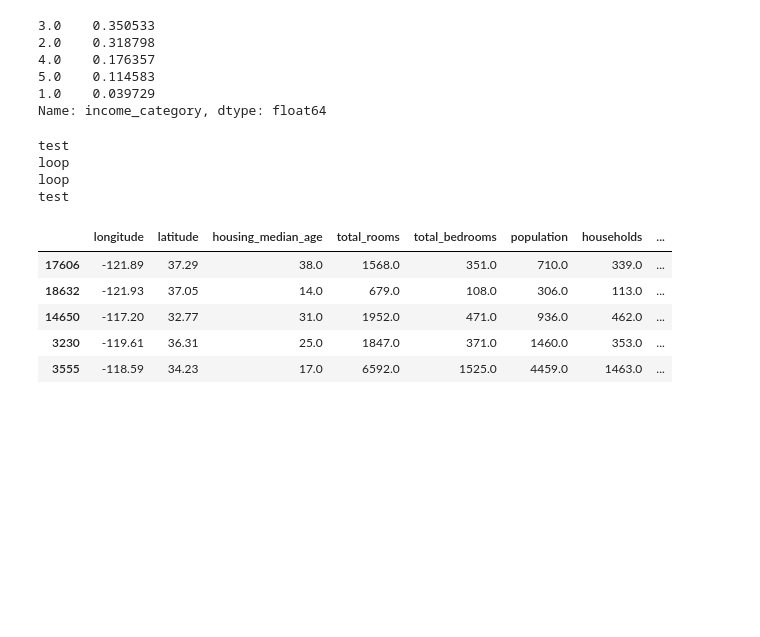
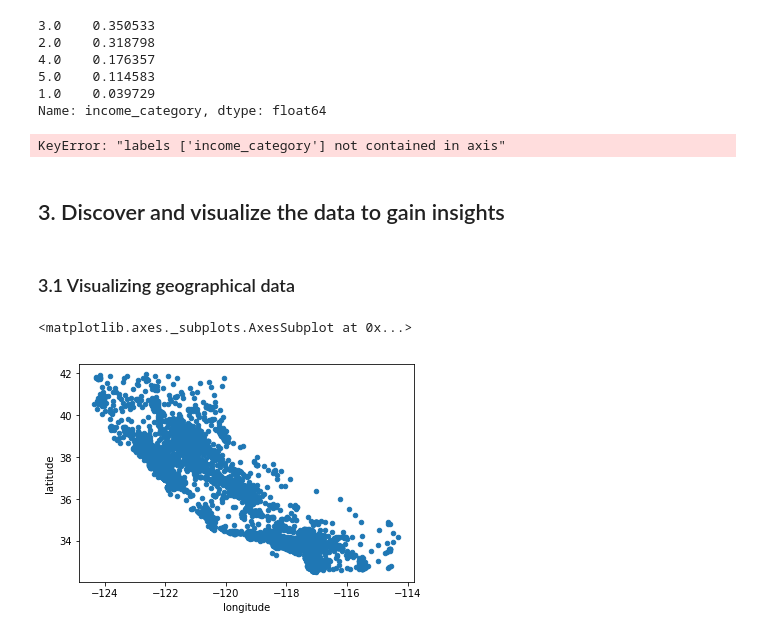
Before and after one commit to adrianpintilie96/California-housing-prices, a Jupyter notebook: California Housing Prices.ipynb, the cells around one changed output. Drawn from its saved outputs; the diff is of its cells as text; code cells hidden in the pictures; blank space fills up the shorter version.

Commit message:
visualize geographical data

```diff
--- a/California Housing Prices.ipynb
+++ b/California Housing Prices.ipynb
@@ -201,24 +201,21 @@ strat_test_set['income_category'].value_counts() / len(strat_test_set)
 1.0    0.039729
 Name: income_category, dtype: float64
 # %%
-# get the dataset back to its original state
-
-print('test')
+# get the data back to its original state
 
 for set_ in (strat_train_set, strat_test_set):
-    print('loop')
     set_.drop('income_category', axis=1, inplace=True)
-
-print('test')
-strat_train_set.head()
 # %% [output]
-test
-loop
-loop
-test
+KeyError: "labels ['income_category'] not contained in axis"
-|  | longitude | latitude | housing_median_age | total_rooms | total_bedrooms | population | households | ... |
-| 17606 | -121.89 | 37.29 | 38.0 | 1568.0 | 351.0 | 710.0 | 339.0 | ... |
-| 18632 | -121.93 | 37.05 | 14.0 | 679.0 | 108.0 | 306.0 | 113.0 | ... |
-| 14650 | -117.20 | 32.77 | 31.0 | 1952.0 | 471.0 | 936.0 | 462.0 | ... |
-| 3230 | -119.61 | 36.31 | 25.0 | 1847.0 | 371.0 | 1460.0 | 353.0 | ... |
-| 3555 | -118.59 | 34.23 | 17.0 | 6592.0 | 1525.0 | 4459.0 | 1463.0 | ... |
+# %% [markdown]
+## 3. Discover and visualize the data to gain insights
+# %%
+# use a copy of the train set to avoid harming the original data
+train_set_copy = strat_train_set.copy()
+# %% [markdown]
+### 3.1 Visualizing geographical data
+# %%
+train_set_copy.plot(kind='scatter', x='longitude', y='latitude')
+# %% [output]
+<matplotlib.axes._subplots.AxesSubplot at 0x...>
+[figure, added]
```
Also changed, not shown: parts of 1 cell of this notebook.
